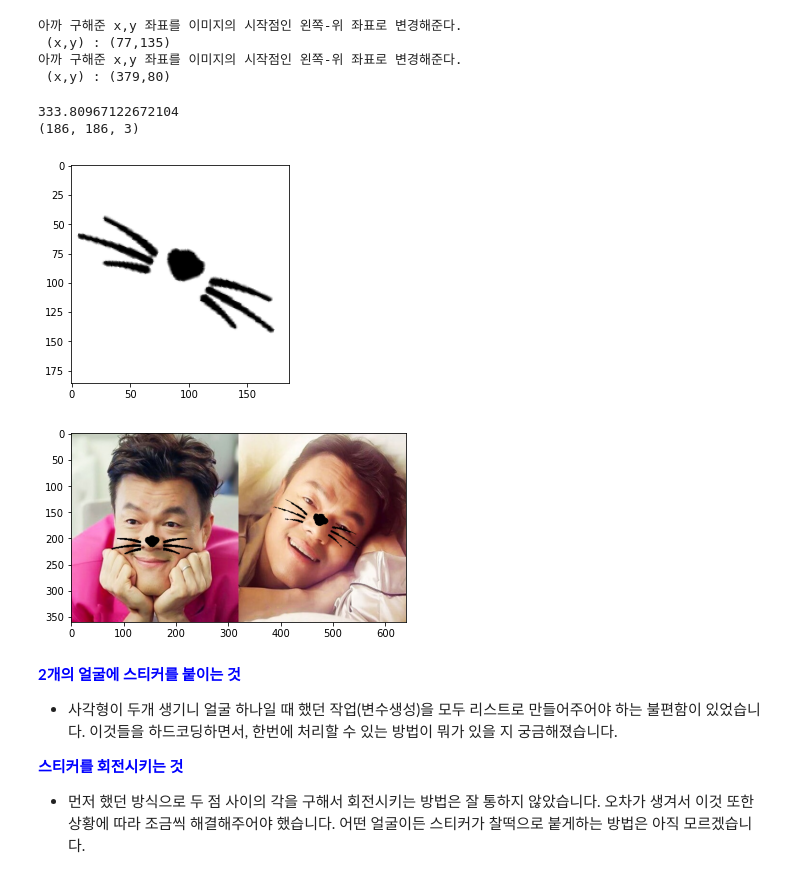
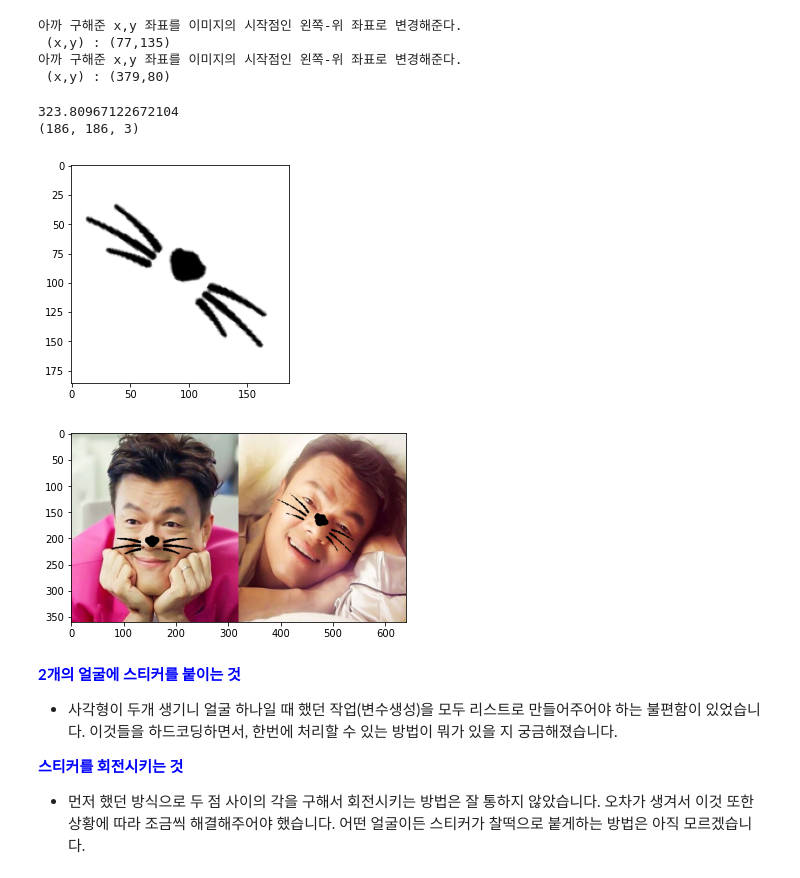
Before and after one commit to minji2744/AIFFEL, a Jupyter notebook: E3/E3_image_sticker.ipynb, the cells around one changed output. Cells and saved outputs as stored; diff of their text form; code cells hidden in the pictures.

```diff
--- a/E3/E3_image_sticker.ipynb
+++ b/E3/E3_image_sticker.ipynb
@@ -607,21 +611,21 @@ for i in range(2):
 # %%
 # 두번째 얼굴이 많이 기울어져 있으니, 두번째 얼굴 스티커만 회전해주겠습니다.
 
 # face landmark에서 얼굴 양옆 점들(0번째, 16번재 점)이 이루는 각도를 계산해줍니다.
 # face landmark의 얼굴 양옆 점들(0, 16번째 점)은 얼굴이 기울어져 있으면 기울어진 각만큼 떨어져있습니다.
 
-angle = angle_between(list_points[0], list_points[16]) - 20  # 기울어진 각도에 오차를 조정해줍니다.
+angle = angle_between(list_points[0], list_points[16]) - 30  # 기울어진 각도에 오차를 조정해줍니다.
 print(angle)
 
 # 스티커 이미지를 rotate_image 함수로 기울여줍니다.
 img_sticker_r = rotate_image(list_img_sticker[1], angle)
 print(img_sticker_r.shape)
 plt.imshow(cv2.cvtColor(img_sticker_r, cv2.COLOR_BGR2RGB))
 plt.show()
 # %% [output]
-333.80967122672104
+323.80967122672104
 (186, 186, 3)
-[figure, old version]
+[figure, new version]
 # %%
 # 초록색 박스와 노란 점이 없는 깨끗한 원본 이미지에 스티커를 붙여줍니다.
 
@@ -642,7 +646,7 @@ img_bgr[list_refined_y[1]:list_refined_y[1]+img_sticker_r.shape[0],
 plt.imshow(cv2.cvtColor(img_bgr, cv2.COLOR_BGR2RGB))
 plt.show()
 # %% [output]
-[figure, old version]
+[figure, new version]
 # %% [markdown]
 <font color=blue>**2개의 얼굴에 스티커를 붙이는 것**</font>
 - 사각형이 두개 생기니 얼굴 하나일 때 했던 작업(변수생성)을 모두 리스트로 만들어주어야 하는 불편함이 있었습니다. 이것들을 하드코딩하면서, 한번에 처리할 수 있는 방법이 뭐가 있을 지 궁금해졌습니다.
```
Also changed, not shown: parts of 8 cells of this notebook.
